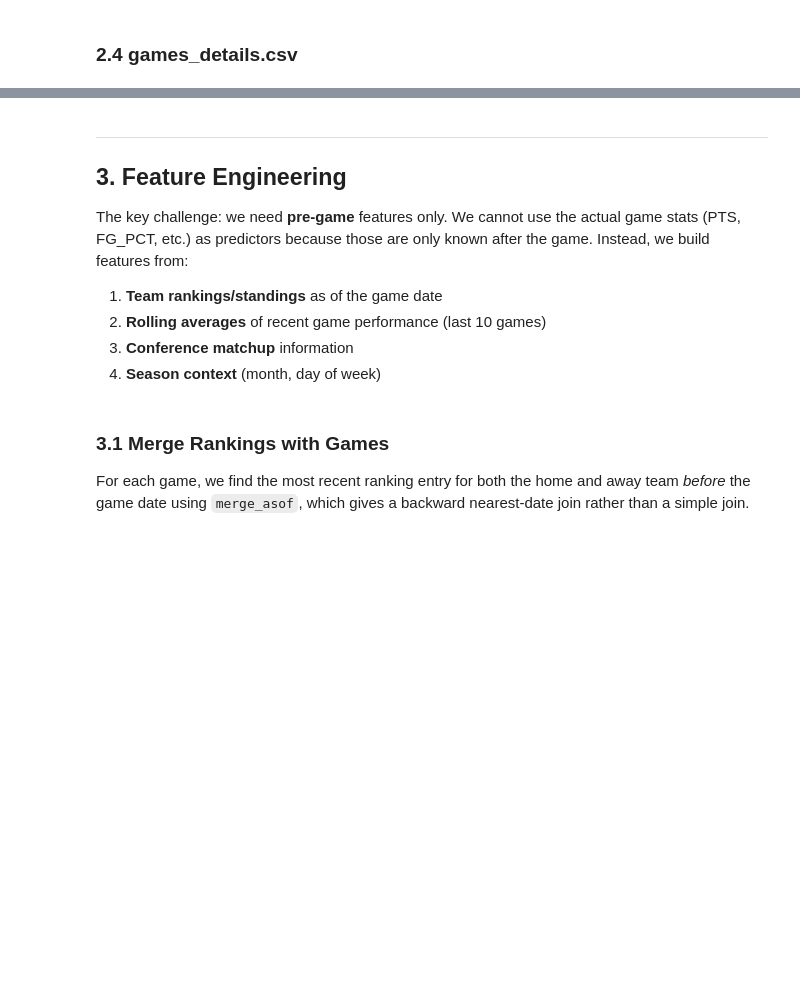
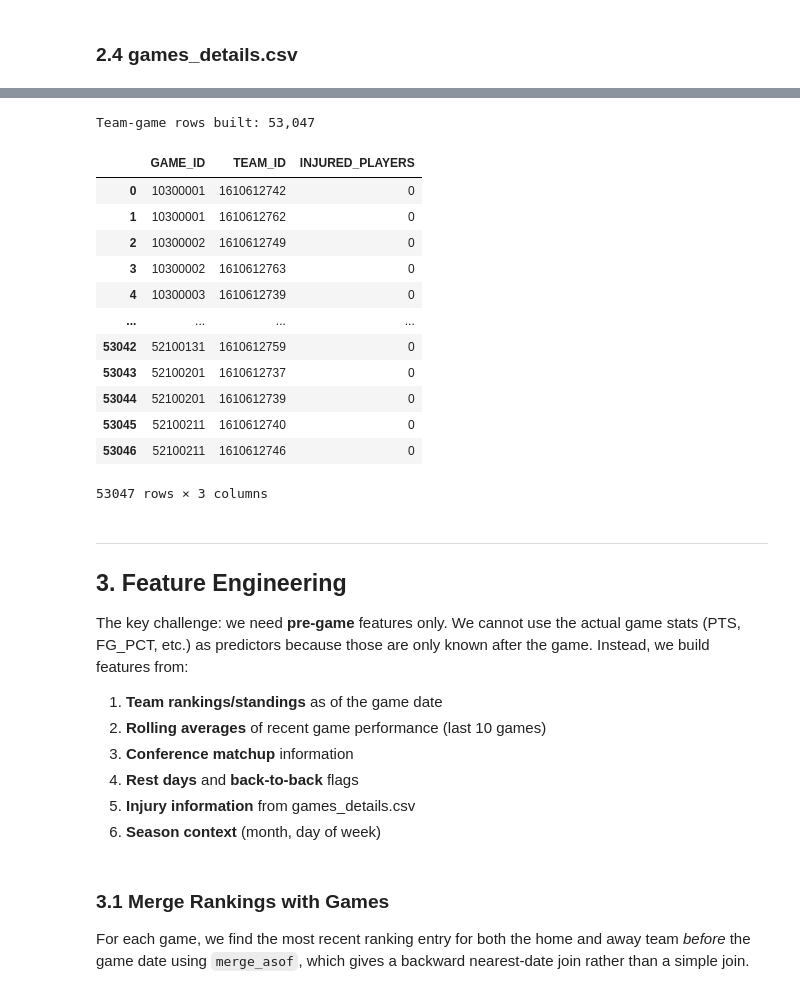
Before and after one commit to blaisescileppi/ML-Business-Analytics-Project, a Jupyter notebook: Project/nba_project.ipynb, the cells around one changed output, grey strips where cells are left out. Drawn from its saved outputs; the diff is of its cells as text; code cells hidden in the pictures; blank space fills up the shorter version.

```diff
--- a/Project/nba_project.ipynb
+++ b/Project/nba_project.ipynb
@@ -288,3 +321,32 @@ Rows after dedup:  26,523
+# %%
+details['INJURY'] = details['COMMENT'].fillna('').str.contains(
+    r'Injur|Sore|Sprain|Strain|Fracture|Surgery|Illness',
+    case=False, regex=True
+).astype(int)
+
+team_game_injuries = (
+    details.groupby(['GAME_ID', 'TEAM_ID'])['INJURY']
+           .sum()
+           .reset_index()
+           .rename(columns={'INJURY': 'INJURED_PLAYERS'})
+)
+print(f'Team-game rows built: {len(team_game_injuries):,}')
+team_game_injuries
+# %% [output]
+Team-game rows built: 53,047
+|  | GAME_ID | TEAM_ID | INJURED_PLAYERS |
+| 0 | 10300001 | 1610612742 | 0 |
+| 1 | 10300001 | 1610612762 | 0 |
+| 2 | 10300002 | 1610612749 | 0 |
+| 3 | 10300002 | 1610612763 | 0 |
+| 4 | 10300003 | 1610612739 | 0 |
+| ... | ... | ... | ... |
+| 53042 | 52100131 | 1610612759 | 0 |
+| 53043 | 52100201 | 1610612737 | 0 |
+| 53044 | 52100201 | 1610612739 | 0 |
+| 53045 | 52100211 | 1610612740 | 0 |
+| 53046 | 52100211 | 1610612746 | 0 |
+53047 rows × 3 columns
 # %% [markdown]
 ---
 ## 3. Feature Engineering
@@ -294,7 +356,9 @@ The key challenge: we need **pre-game** features only. We cannot use the actual
 1. **Team rankings/standings** as of the game date
 2. **Rolling averages** of recent game performance (last 10 games)
 3. **Conference matchup** information
-4. **Season context** (month, day of week)
+4. **Rest days** and **back-to-back** flags
+5. **Injury information** from games_details.csv
+6. **Season context** (month, day of week)
 # %% [markdown]
 ### 3.1 Merge Rankings with Games
 
```
Also changed, not shown: parts of 44 cells of this notebook, 3 other files.
